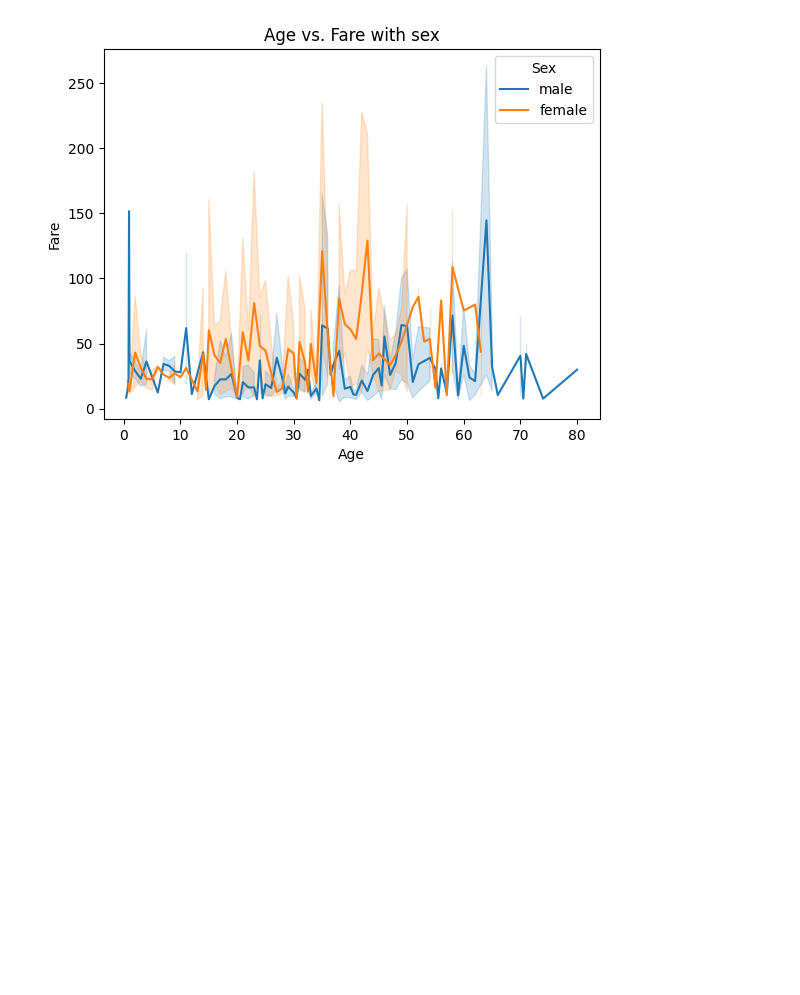
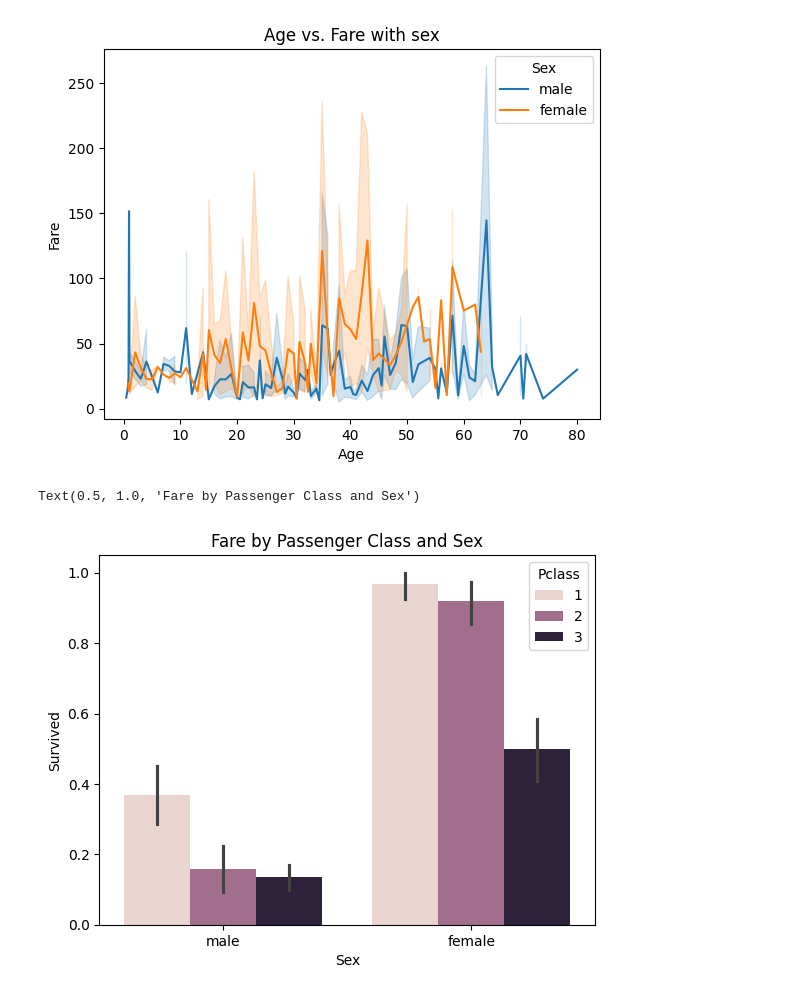
Before and after one commit to iftikhar200/DEV1, a Jupyter notebook: seaborn.ipynb, the cells around one changed output. Saved outputs shown, nothing was run; the diff lists cells and outputs as text; code cells hidden in the pictures; blank space fills up the shorter version.

```diff
--- a/seaborn.ipynb
+++ b/seaborn.ipynb
@@ -73,3 +73,9 @@ plt.title("Age vs. Fare with sex")
 # %% [output]
 Text(0.5, 1.0, 'Age vs. Fare with sex')
 [figure]
+# %%
+sns.barplot(x="Sex", y="Survived", data=df,hue="Pclass" )
+plt.title("Fare by Passenger Class and Sex")
+# %% [output]
+Text(0.5, 1.0, 'Fare by Passenger Class and Sex')
+[figure, added]
```
Also changed, not shown: parts of 3 cells of this notebook.
